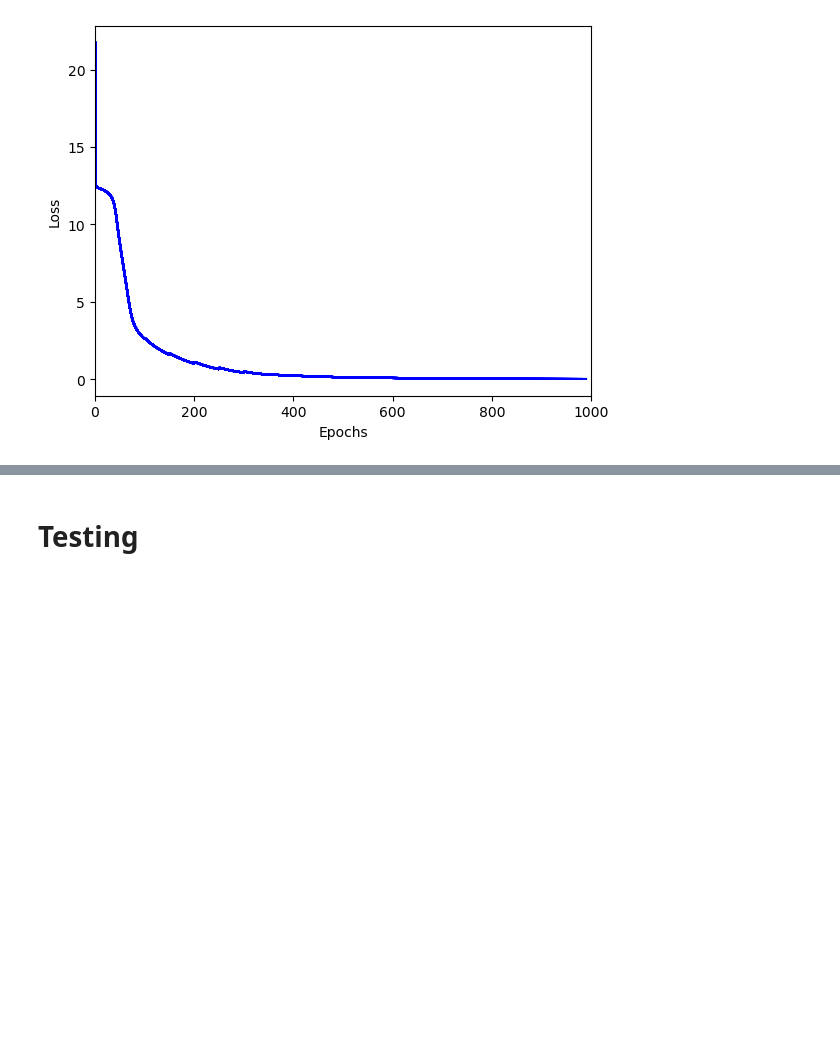
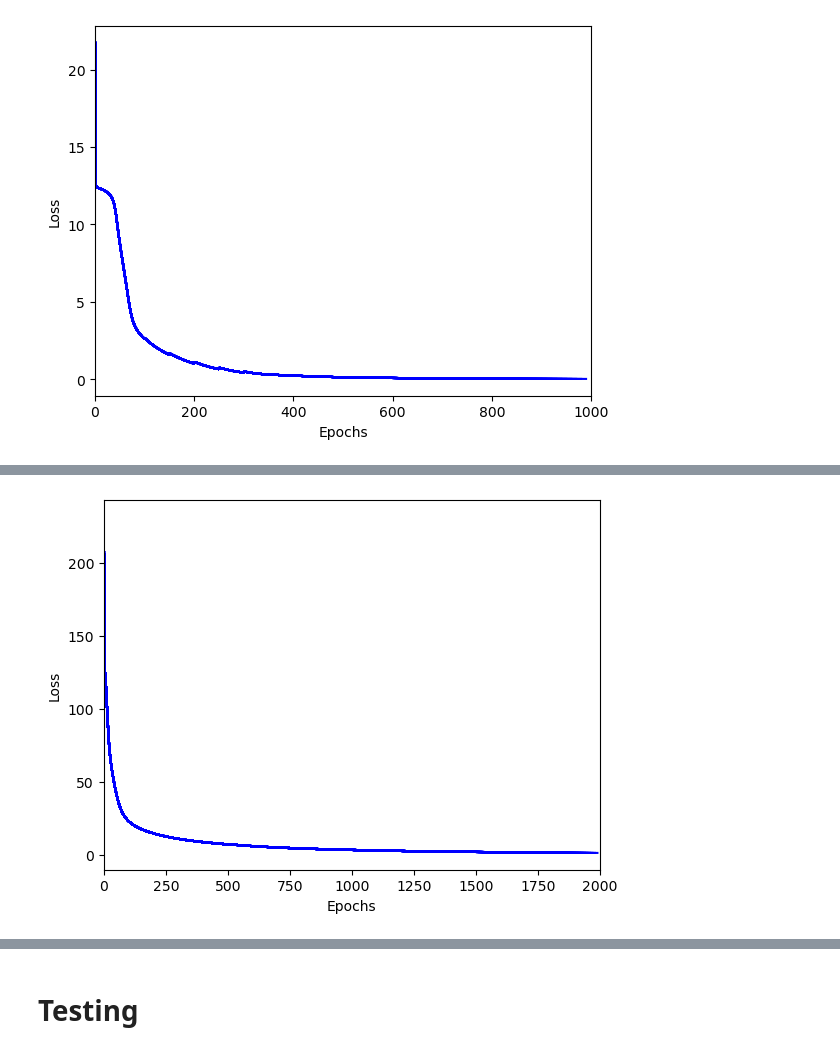
Before and after one commit to utsav-desai/CS772, a Jupyter notebook: assign1-palindrome/palindrome.ipynb, the cells around one changed output, grey strips where cells are left out. Saved outputs shown, nothing was run; the diff lists cells and outputs as text; code cells hidden in the pictures; blank space fills up the shorter version.

Commit message:
Added cross entropy, pls double check for correct weight update rule before submitting code

```diff
--- a/assign1-palindrome/palindrome.ipynb
+++ b/assign1-palindrome/palindrome.ipynb
@@ -73,6 +73,11 @@ def sigmoid(x):
 
 def relu(x):
     return np.maximum(0, x)
+
+def cross_entropy_loss(y_true, y_pred):
+    epsilon = 1e-15
+    y_pred = np.clip(y_pred, epsilon, 1 - epsilon)
+    return -np.sum(y_true * np.log(y_pred) + (1 - y_true) * np.log(1 - y_pred))
 # %%
 # a = np.array([1, 2, -3])
 # b = np.array([2, 3, 4])
@@ -185,3 +188,73 @@ Epoch 997 : loss [0.01511546]
 Epoch 998 : loss [0.01505229]
 Epoch 999 : loss [0.01498972]
 [figure]
+# %%
+np.random.seed(30)
+LEARNING_RATE = 1e-3
+NUM_EPOCHS = 10000
+
+input_size = 10
+hidden_layer_size = 2
+output_size = 1
+
+weights_ih = np.load('weights/weights_ih2.npy')
+# weights_ih = np.random.rand(input_size, hidden_layer_size)
+weights_ho = np.random.rand(hidden_layer_size, output_size)
+bias_ih = np.load('weights/bias_ih2.npy')
+# bias_ih = np.random.rand(1, hidden_layer_size)
+bias_ho = np.random.rand(1, output_size)
+# %%
+LEARNING_RATE = 0.1
+NUM_EPOCHS = 2000
+BATCH_SIZE = 4
+cost = []
+initial_lr = LEARNING_RATE
+lr_schedule = lambda epoch: initial_lr * 1.15 ** (epoch // 500)
+
+for epoch in range(NUM_EPOCHS):
+    tot_loss = 0
+
+    current_lr = lr_schedule(epoch)
+
+    for batch_start in range(0, len(x_train), BATCH_SIZE):
+        batch_end = batch_start + BATCH_SIZE
+        x_batch = x_train[batch_start:batch_end]
+        y_batch = y_train[batch_start:batch_end]
+
+        batch_gradients_ih = np.zeros_like(weights_ih)
+        batch_gradients_ho = np.zeros_like(weights_ho)
+        batch_bias_ih = np.zeros_like(bias_ih)
+        batch_bias_ho = np.zeros_like(bias_ho)
+
+        for i, s in enumerate(x_batch):
+            inp = np.reshape(np.array([int(char) for char in s]), (1, input_size))
+
+            hlayer_logits = np.dot(inp, weights_ih) + bias_ih
+            hlayer_output = sigmoid(hlayer_logits)
+
+            final_logits = np.dot(hlayer_output, weights_ho) + bias_ho
+            final_output = sigmoid(final_logits)
+
+            tot_loss += cross_entropy_loss(y_batch[i], final_output[0])
+
+            output_delta = final_output - y_batch[i]
+            batch_bias_ho += output_delta
+            batch_bias_ih += (output_delta.dot(weights_ho.T) * hlayer_output * (1 - hlayer_output))
+            batch_gradients_ho += hlayer_output.T.dot(output_delta)
+            batch_gradients_ih += inp.T.dot(output_delta.dot(weights_ho.T) * hlayer_output * (1 - hlayer_output))
+
+        # Update weights and biases after the batch
+        bias_ho -= current_lr * (batch_bias_ho / BATCH_SIZE)
+        bias_ih -= current_lr * (batch_bias_ih / BATCH_SIZE)
+        weights_ho -= current_lr * (batch_gradients_ho / BATCH_SIZE)
+        weights_ih -= current_lr * (batch_gradients_ih / BATCH_SIZE)
+
+    cost.append(tot_loss)
+    print(f'Epoch {epoch} : loss {tot_loss}')
+    if epoch % 10 == 0:
+        plt.plot([pl for pl in range(epoch + 1)], cost, 'b')
+        plt.xlabel('Epochs')
+        plt.ylabel('Loss')
+        plt.xlim(0, NUM_EPOCHS)
+        plt.savefig('train_CE.png')
+# %% [output]
@@ -188,3 +278,4 @@ Epoch 999 : loss [0.01498972]
+[figure, added]
 # %%
 weights_ih
 # %% [output]
```
Also changed, not shown: parts of 8 cells of this notebook, 5 other files.
